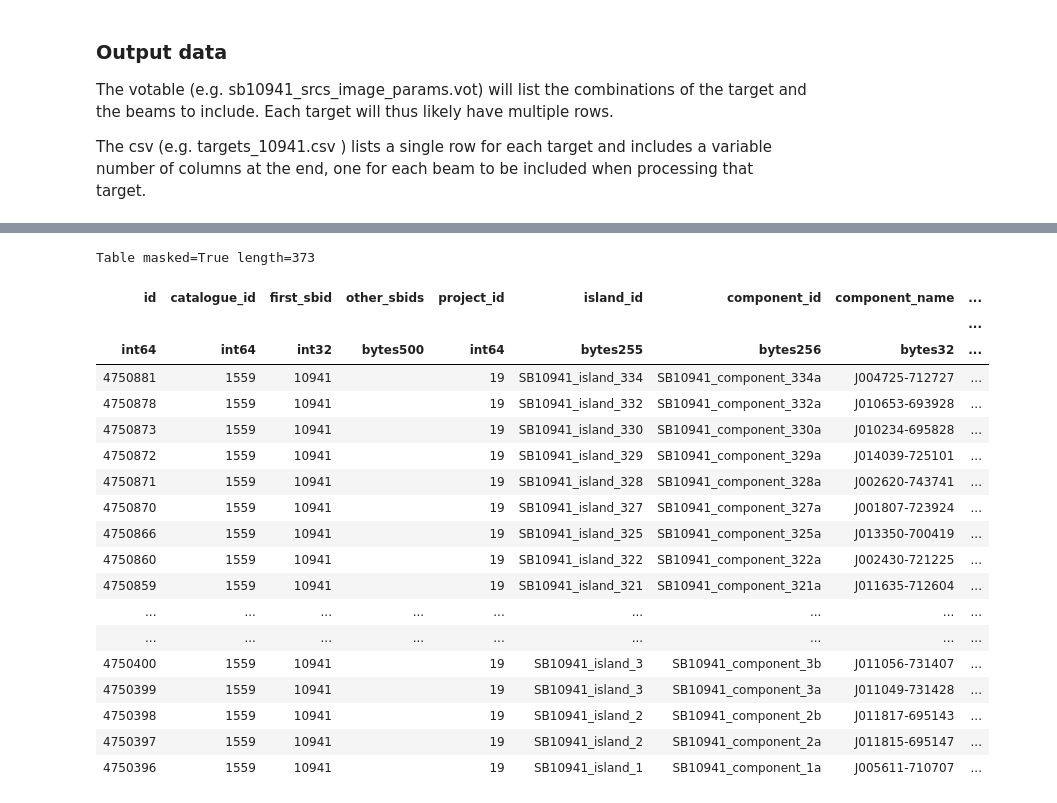
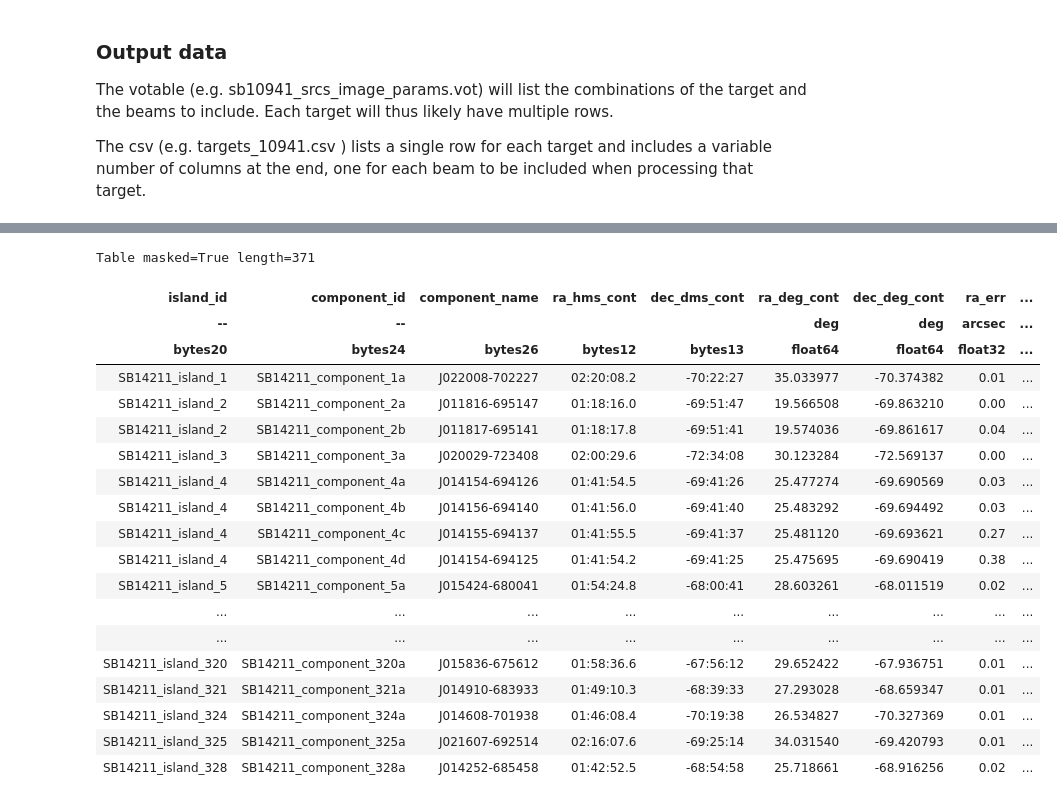
Before and after one commit to GASKAP/GASKAP-HI-Absorption-Pipeline, a Jupyter notebook: PrepareCutoutRun.ipynb, the cells around one changed output, grey strips where cells are left out. Saved outputs shown, nothing was run; the diff lists cells and outputs as text; code cells hidden in the pictures.

Commit message:
Limit beams included for a source to close beams but fallback to far beams if none close Cater for selavy column naming convention Switch to inputs used for sb 14211

```diff
--- a/PrepareCutoutRun.ipynb
+++ b/PrepareCutoutRun.ipynb
@@ -39,15 +39,33 @@ The votable (e.g. sb10941_srcs_image_params.vot) will list the combinations of t
 The csv (e.g. targets_10941.csv ) lists a single row for each target and includes a variable number of columns at the end, one for each beam to be included when processing that target.
 # %%
 # Parameters for the run
-sbid = 10941
-catalogue = 'AS108_Continuum_Component_Catalogue_10941_1559.votable'
-beam_listing = 'beam_listing_SB{}.csv'.format(sbid)
+sbid = 14211
+catalogue = 'selavy-image.i.SB14211.cont.restored.components.xml'
+beam_listing = 'sb{0}/beam_listing_SB{0}.csv'.format(sbid)
 flux_peak_min = 15 # mJy/beam
-max_sep = 0.8*u.deg # Maximum distance a beam is allowed ot be from the target to be used.
+max_sep_close = 0.55*u.deg # First pass maximum distance a beam is allowed to be from the target to be used.
+max_sep_far = 0.8*u.deg # Fallback maximum distance a beam is allowed to be from the target to be used if none close
+# %%
+def rename_columns(table):
+    names = np.asarray(table.colnames)
+    for name in names:
+        if name.startswith('col_'):
+            table.rename_column(name, name[4:])
+
+def slice_strings(a,start,end):
+    if end is None:
+        if start > 0:
+            raise('end must be present when start is positive')
+        b = a.view((str,1)).reshape(len(a),-1)[:,start:]
+        return np.frombuffer(b.tostring(),dtype=(str,start*-1))
+
+    b = a.view((str,1)).reshape(len(a),-1)[:,start:end]
+    return np.frombuffer(b.tostring(),dtype=(str,end-start))
 # %%
 # Read and filter catalogue
 src_votable = votable.parse(catalogue, pedantic=False)
 table = src_votable.get_first_table().to_table()
+rename_columns(table)
 targets = table[table['flux_peak']>flux_peak_min]
 targets
 # %% [output]
@@ -68,20 +85,20 @@ WARNING: W50: AS108_Continuum_Component_Catalogue_10941_1559.votable:131:0: W50:
-Table masked=True length=373
+Table masked=True length=371
-| id | catalogue_id | first_sbid | other_sbids | project_id | island_id | component_id | component_name | ... |
-|  |  |  |  |  |  |  |  | ... |
-| int64 | int64 | int32 | bytes500 | int64 | bytes255 | bytes256 | bytes32 | ... |
-| 4750881 | 1559 | 10941 |  | 19 | SB10941_island_334 | SB10941_component_334a | J004725-712727 | ... |
-| 4750878 | 1559 | 10941 |  | 19 | SB10941_island_332 | SB10941_component_332a | J010653-693928 | ... |
-| 4750873 | 1559 | 10941 |  | 19 | SB10941_island_330 | SB10941_component_330a | J010234-695828 | ... |
-| 4750872 | 1559 | 10941 |  | 19 | SB10941_island_329 | SB10941_component_329a | J014039-725101 | ... |
-| 4750871 | 1559 | 10941 |  | 19 | SB10941_island_328 | SB10941_component_328a | J002620-743741 | ... |
-| 4750870 | 1559 | 10941 |  | 19 | SB10941_island_327 | SB10941_component_327a | J001807-723924 | ... |
-| 4750866 | 1559 | 10941 |  | 19 | SB10941_island_325 | SB10941_component_325a | J013350-700419 | ... |
-| 4750860 | 1559 | 10941 |  | 19 | SB10941_island_322 | SB10941_component_322a | J002430-721225 | ... |
-| 4750859 | 1559 | 10941 |  | 19 | SB10941_island_321 | SB10941_component_321a | J011635-712604 | ... |
+| island_id | component_id | component_name | ra_hms_cont | dec_dms_cont | ra_deg_cont | dec_deg_cont | ra_err | ... |
+| -- | -- |  |  |  | deg | deg | arcsec | ... |
+| bytes20 | bytes24 | bytes26 | bytes12 | bytes13 | float64 | float64 | float32 | ... |
+| SB14211_island_1 | SB14211_component_1a | J022008-702227 | 02:20:08.2 | -70:22:27 | 35.033977 | -70.374382 | 0.01 | ... |
+| SB14211_island_2 | SB14211_component_2a | J011816-695147 | 01:18:16.0 | -69:51:47 | 19.566508 | -69.863210 | 0.00 | ... |
+| SB14211_island_2 | SB14211_component_2b | J011817-695141 | 01:18:17.8 | -69:51:41 | 19.574036 | -69.861617 | 0.04 | ... |
+| SB14211_island_3 | SB14211_component_3a | J020029-723408 | 02:00:29.6 | -72:34:08 | 30.123284 | -72.569137 | 0.00 | ... |
+| SB14211_island_4 | SB14211_component_4a | J014154-694126 | 01:41:54.5 | -69:41:26 | 25.477274 | -69.690569 | 0.03 | ... |
+| SB14211_island_4 | SB14211_component_4b | J014156-694140 | 01:41:56.0 | -69:41:40 | 25.483292 | -69.694492 | 0.03 | ... |
+| SB14211_island_4 | SB14211_component_4c | J014155-694137 | 01:41:55.5 | -69:41:37 | 25.481120 | -69.693621 | 0.27 | ... |
+| SB14211_island_4 | SB14211_component_4d | J014154-694125 | 01:41:54.2 | -69:41:25 | 25.475695 | -69.690419 | 0.38 | ... |
+| SB14211_island_5 | SB14211_component_5a | J015424-680041 | 01:54:24.8 | -68:00:41 | 28.603261 | -68.011519 | 0.02 | ... |
 | ... | ... | ... | ... | ... | ... | ... | ... | ... |
 | ... | ... | ... | ... | ... | ... | ... | ... | ... |
-| 4750400 | 1559 | 10941 |  | 19 | SB10941_island_3 | SB10941_component_3b | J011056-731407 | ... |
-| 4750399 | 1559 | 10941 |  | 19 | SB10941_island_3 | SB10941_component_3a | J011049-731428 | ... |
-| 4750398 | 1559 | 10941 |  | 19 | SB10941_island_2 | SB10941_component_2b | J011817-695143 | ... |
-| 4750397 | 1559 | 10941 |  | 19 | SB10941_island_2 | SB10941_component_2a | J011815-695147 | ... |
-| 4750396 | 1559 | 10941 |  | 19 | SB10941_island_1 | SB10941_component_1a | J005611-710707 | ... |
+| SB14211_island_320 | SB14211_component_320a | J015836-675612 | 01:58:36.6 | -67:56:12 | 29.652422 | -67.936751 | 0.01 | ... |
+| SB14211_island_321 | SB14211_component_321a | J014910-683933 | 01:49:10.3 | -68:39:33 | 27.293028 | -68.659347 | 0.01 | ... |
+| SB14211_island_324 | SB14211_component_324a | J014608-701938 | 01:46:08.4 | -70:19:38 | 26.534827 | -70.327369 | 0.01 | ... |
+| SB14211_island_325 | SB14211_component_325a | J021607-692514 | 02:16:07.6 | -69:25:14 | 34.031540 | -69.420793 | 0.01 | ... |
+| SB14211_island_328 | SB14211_component_328a | J014252-685458 | 01:42:52.5 | -68:54:58 | 25.718661 | -68.916256 | 0.02 | ... |
```
Also changed, not shown: parts of 8 cells of this notebook.
